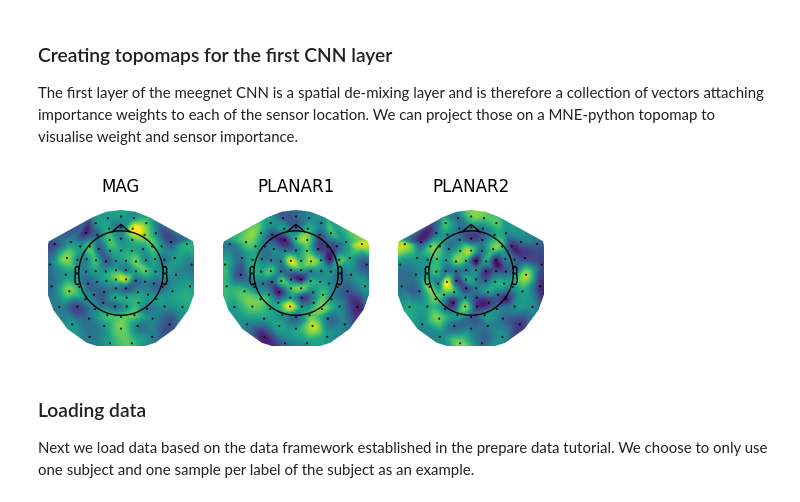
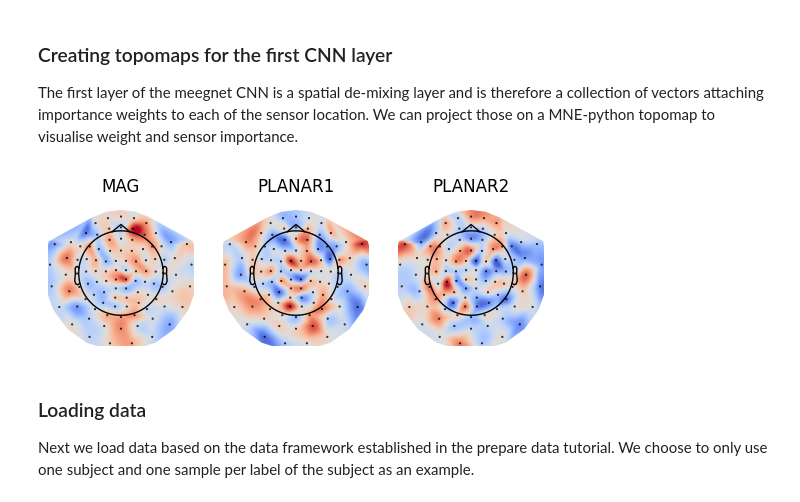
Before and after one commit to arthurdehgan/meegnet, a Jupyter notebook: notebooks/visu_filters.ipynb, the cells around one changed output. Drawn from its saved outputs; the diff is of its cells as text; code cells hidden in the pictures.

```diff
--- a/notebooks/visu_filters.ipynb
+++ b/notebooks/visu_filters.ipynb
@@ -58,27 +58,27 @@ The first layer of the meegnet CNN is a spatial de-mixing layer and is therefore
 # %%
 def generate_layer_topomap(weights, sensors, info, save=False):
 	fig, axs = plt.subplots(1, len(sensors))
 
 	for i, sens in enumerate(sensors):
 		data = PCA(1).fit(weights[:, i].squeeze()).components_[0]
 		ax = axs[i] if len(sensors) > 1 else axs
-		im, _ = plot_topomap(data, info, show=False, axes=ax, contours=False, cmap='viridis', sphere=0.1)
+		im, _ = plot_topomap(data, info, show=False, axes=ax, contours=False, cmap='coolwarm', sphere=0.1)
 		ax.axis('off')
 		ax.title.set_text(sens)
 
 	if save:
 		plt.savefig(os.path.join(viz_path, name, 'filters.png'))
 	plt.show()
 	plt.close()
 
 
 info = np.load('../camcan_sensor_locations.npy', allow_pickle=True).tolist()
 model_weights = my_model.get_feature_weights()
 weights = model_weights[0]
 
 generate_layer_topomap(weights, sensors, info)
 # %% [output]
-[figure, old version]
+[figure, new version]
 # %% [markdown]
 ### Loading data
 
```
Also changed, not shown: parts of 3 cells of this notebook.
